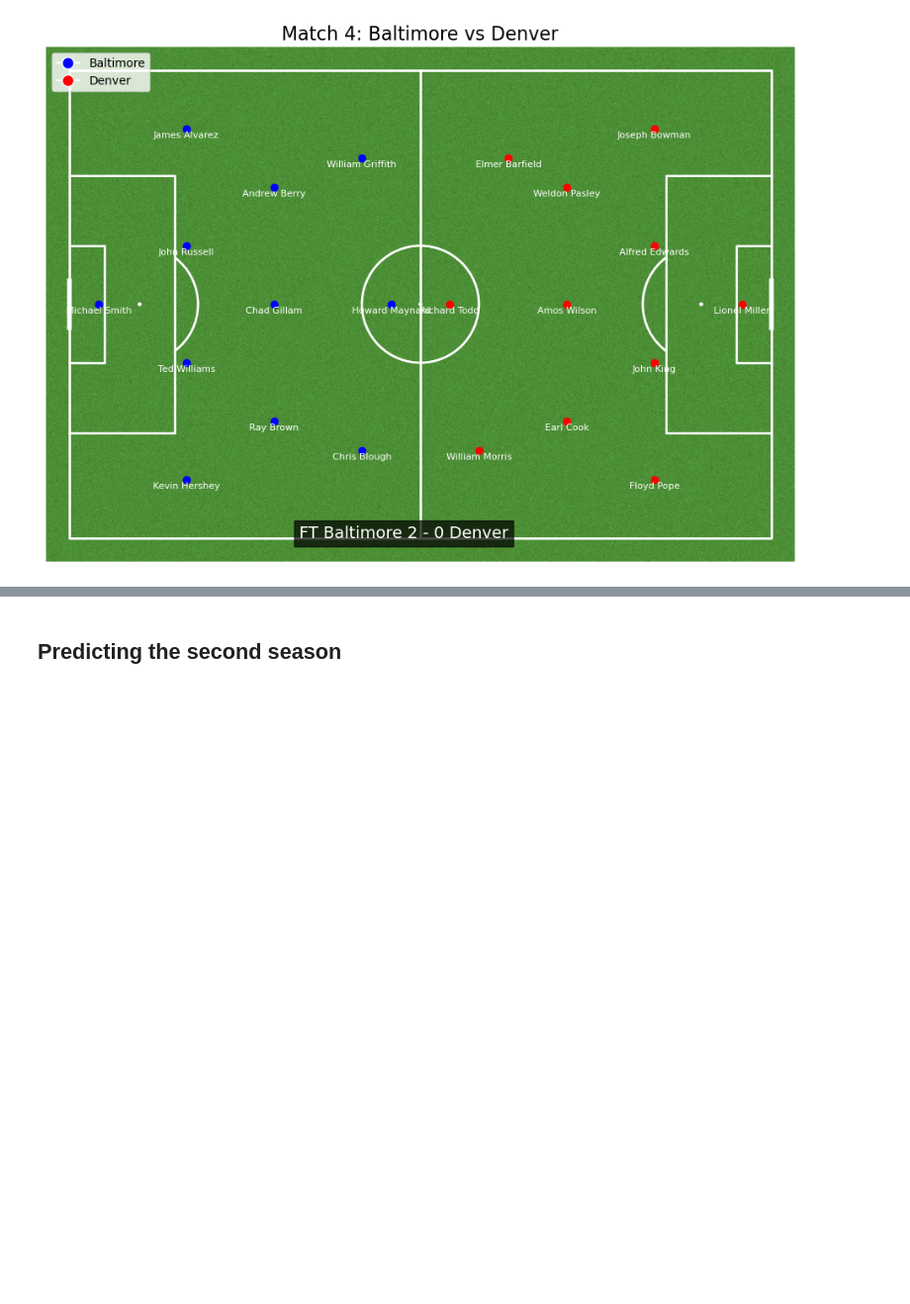
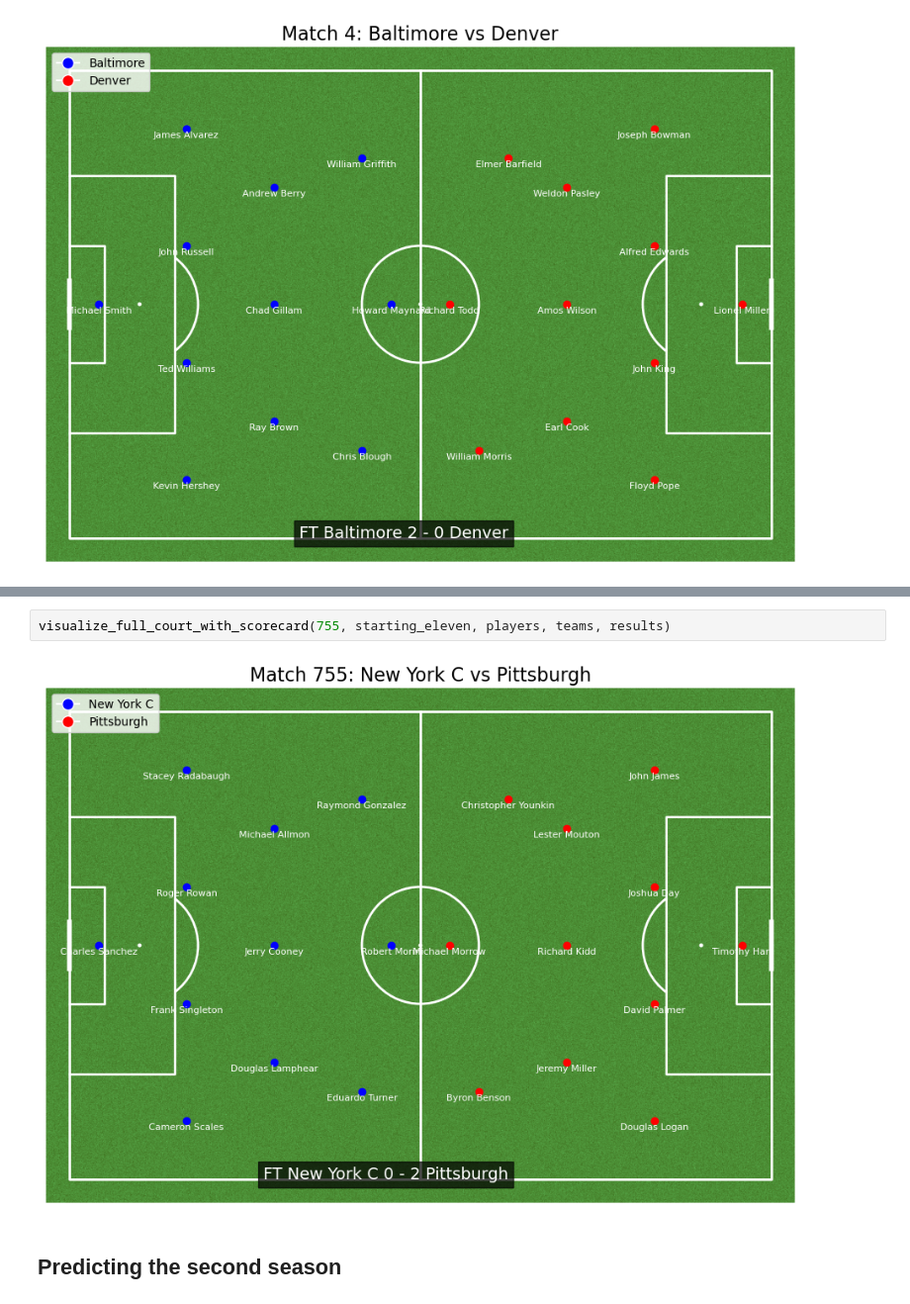
Before and after one commit to barath-2002/Pythia_sports, a Jupyter notebook: working.ipynb, the cells around one changed output, grey strips where cells are left out. Shown at 99% size. Saved outputs shown, nothing was run; the diff lists cells and outputs as text; blank space fills up the shorter version.

```diff
--- a/working.ipynb
+++ b/working.ipynb
@@ -432,3 +436,7 @@ visualize_full_court_with_scorecard(4, starting_eleven, players, teams, results)
+# %%
+visualize_full_court_with_scorecard(755, starting_eleven, players, teams, results)
+# %% [output]
+[figure, added]
 # %% [markdown]
 ## Predicting the second season
 # %% [markdown]
```
Also changed, not shown: parts of 2 cells of this notebook.
